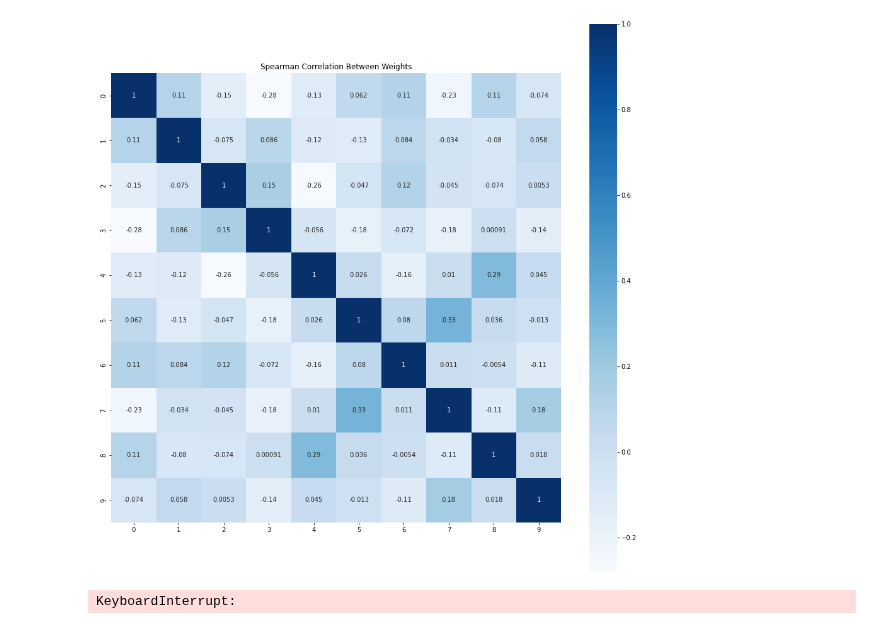
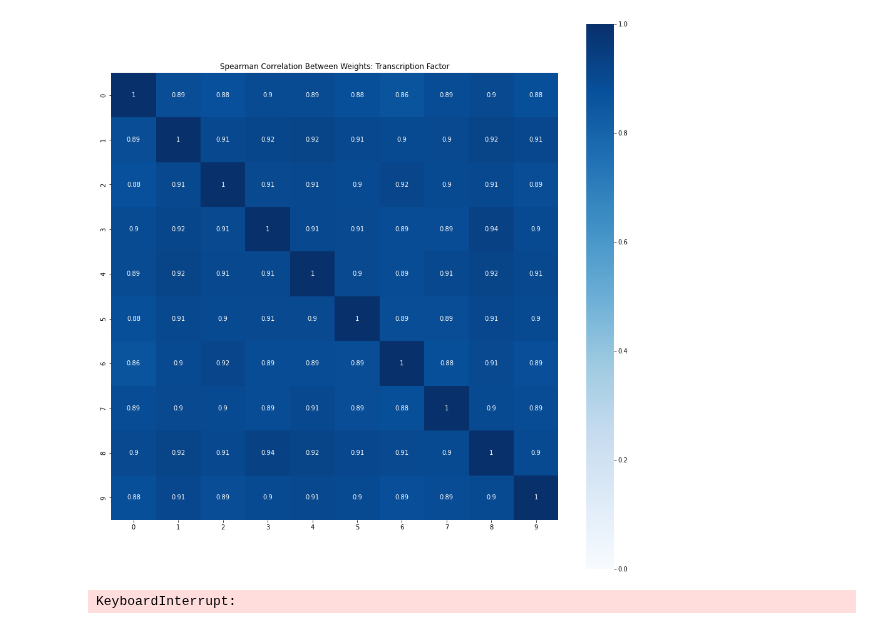
Before and after one commit to Koushul/CITRUS, a Jupyter notebook: MCF10A.ipynb, the cells around one changed output. Saved outputs shown, nothing was run; the diff lists cells and outputs as text; code cells hidden in the pictures.

Commit message:
weights

```diff
--- a/MCF10A.ipynb
+++ b/MCF10A.ipynb
@@ -136,15 +147,15 @@ from scipy.stats import spearmanr
 model_weight_corr = pd.DataFrame(index=range(10), columns=range(10)).fillna(0).astype(float)
 for x in range(10):
     for y in range(10):
-        c = spearmanr(models[x].pathways.weight.sum(0).data.numpy(), models[y].pathways.weight.sum(0).data.numpy())
+        c = spearmanr(models[x].layer_w_2.weight.sum(0).data.numpy(), models[y].layer_w_2.weight.sum(0).data.numpy())
         model_weight_corr.loc[x][y] = c.correlation
 # %%
 import seaborn as sns
 # %%
 plt.figure(figsize=(16, 16))
-sns.heatmap(model_weight_corr, cmap='Blues', annot=True, square=True, cbar=True)
-plt.title('Spearman Correlation Between Weights')
-plt.savefig('models_models.png', dpi=300)
+sns.heatmap(model_weight_corr, cmap='Blues', annot=True, square=True, cbar=True, vmin=0, vmax=1)
+plt.title('Spearman Correlation Between Weights: Transcription Factor')
+plt.savefig('models_models_tf.png', dpi=300)
 plt.show()
 # %% [output]
-[figure, old version]
+[figure, new version]
```
Also changed, not shown: parts of 3 cells of this notebook, 5 other files.
